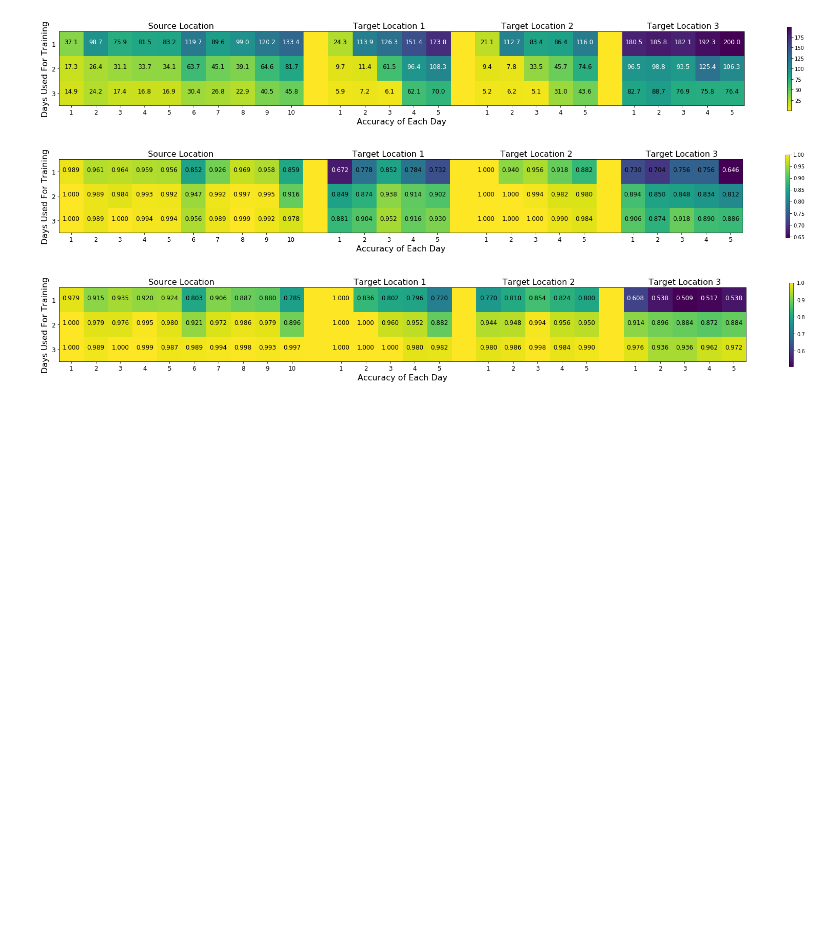
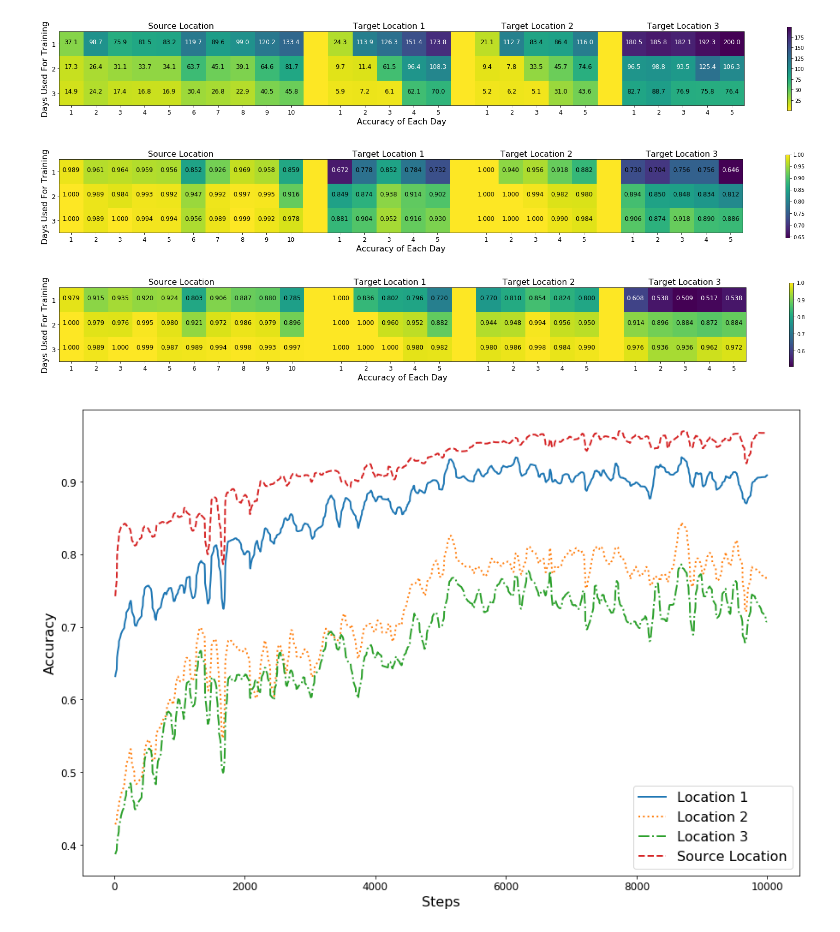
Before and after one commit to itskalvik/spatio-temporal-domain-adaptation, a Jupyter notebook: tools/plot_final_results.ipynb, the cells around one changed output. Cells and saved outputs as stored; diff of their text form; code cells hidden in the pictures; blank space fills up the shorter version.

Commit message:
added uda exps in plots

```diff
--- a/tools/plot_final_results.ipynb
+++ b/tools/plot_final_results.ipynb
@@ -1073,3 +1074,25 @@ fig = plot_confusion_matrix(acc, "", 0.7)
 plt.savefig('Exp5-server')
 # %% [output]
 [figure]
+# %%
+con = np.loadtxt("uda_logs/conference.csv", delimiter=",", skiprows=1)
+ser = np.loadtxt("uda_logs/server.csv", delimiter=",", skiprows=1)
+off = np.loadtxt("uda_logs/office.csv", delimiter=",", skiprows=1)
+src = np.loadtxt("uda_logs/source.csv", delimiter=",", skiprows=1)
+tmp = np.loadtxt("uda_logs/temporal.csv", delimiter=",", skiprows=1)
+
+plt.figure(figsize=(15, 10))
+plt.plot(con[:, 1], gaussian_filter1d(con[:, 2], sigma=3), label="Location 1", linestyle='-', linewidth=2)
+plt.plot(ser[:, 1], gaussian_filter1d(ser[:, 2], sigma=3), label="Location 2", linestyle=':', linewidth=2)
+plt.plot(off[:, 1], gaussian_filter1d(off[:, 2], sigma=3), label="Location 3", linestyle='-.', linewidth=2)
+plt.plot(tmp[:, 1], gaussian_filter1d(tmp[:, 2], sigma=3), label="Source Location", linestyle='--', linewidth=2)
+
+plt.xticks(fontsize=12)
+plt.yticks(fontsize=12)
+plt.ylabel('Accuracy', fontsize=16)
+plt.xlabel('Steps', fontsize=16)
+plt.legend(fontsize=16, loc="lower right")
+
+plt.savefig('Exp6-UDA')
+# %% [output]
+[figure, added]
```
Also changed, not shown: parts of 1 cell of this notebook, 5 other files.
